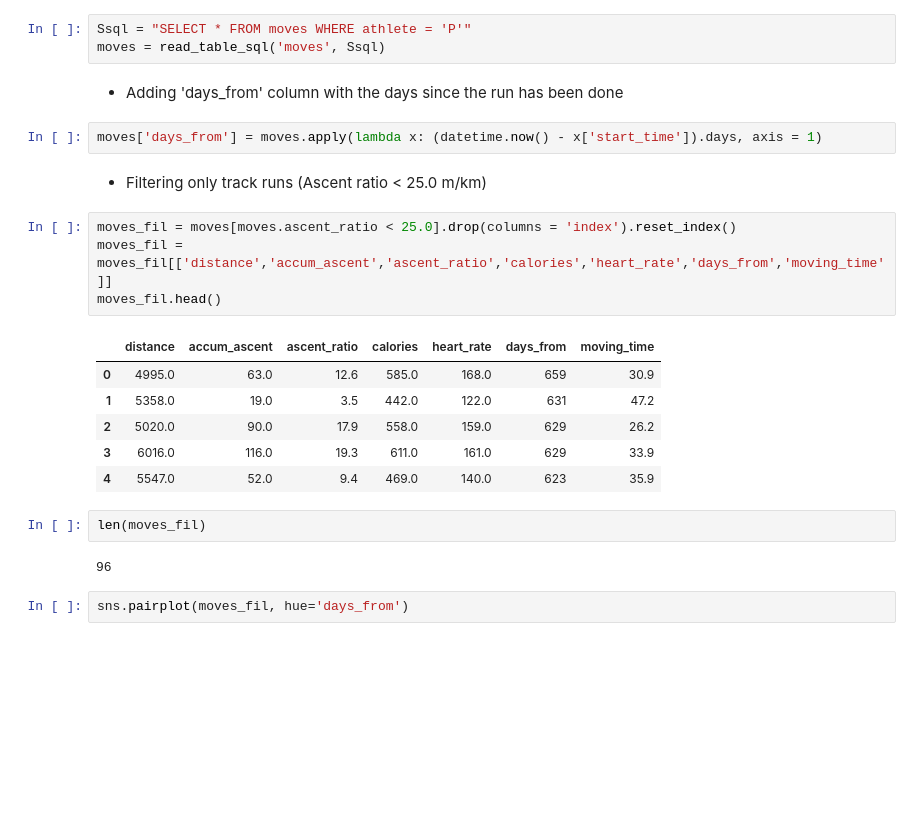
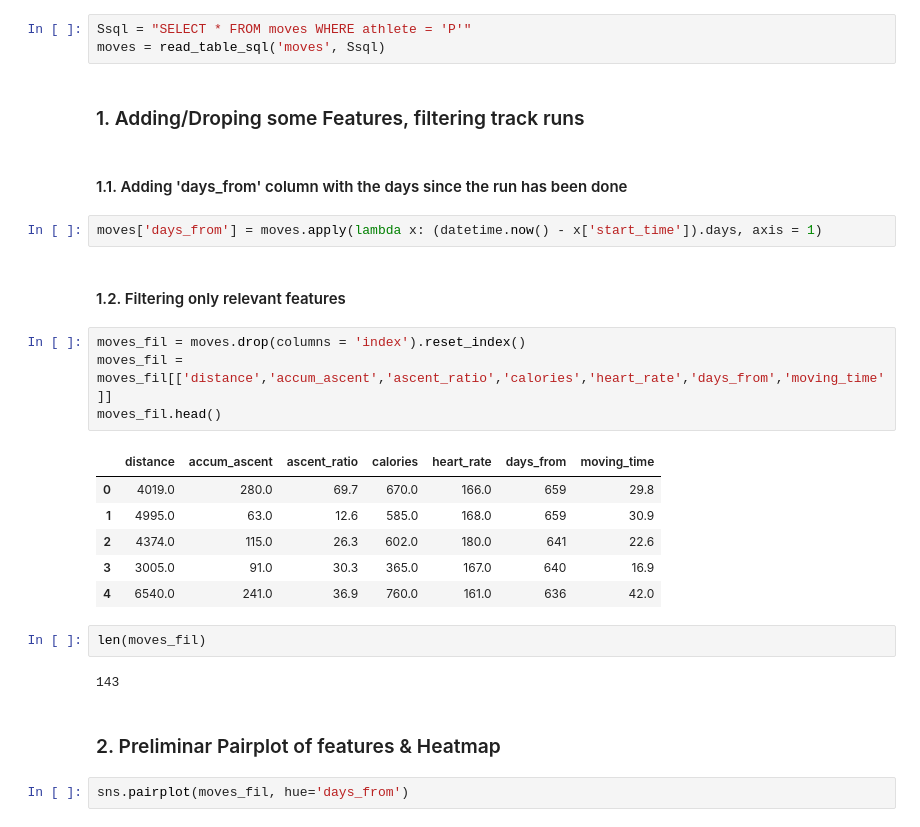
Before and after one commit to pausampietro/run_perfomance, a Jupyter notebook: GAP.ipynb, the cells around one changed output. Cells and saved outputs as stored; diff of their text form; blank space fills up the shorter version.

```diff
--- a/GAP.ipynb
+++ b/GAP.ipynb
@@ -12,27 +16,31 @@ from datetime import datetime
 # %%
 Ssql = "SELECT * FROM moves WHERE athlete = 'P'"
 moves = read_table_sql('moves', Ssql)
+# %% [markdown]
+### 1. Adding/Droping some Features, filtering track runs
 # %% [markdown]
-* Adding 'days_from' column with the days since the run has been done
+#### 1.1. Adding 'days_from' column with the days since the run has been done
 # %%
 moves['days_from'] = moves.apply(lambda x: (datetime.now() - x['start_time']).days, axis = 1)
-# %% [markdown]
-* Filtering only track runs (Ascent ratio < 25.0 m/km)
+# %% [markdown]
+#### 1.2. Filtering only relevant features
 # %%
-moves_fil = moves[moves.ascent_ratio < 25.0].drop(columns = 'index').reset_index()
+moves_fil = moves.drop(columns = 'index').reset_index()
 moves_fil = moves_fil[['distance','accum_ascent','ascent_ratio','calories','heart_rate','days_from','moving_time']]
 moves_fil.head()
 # %% [output]
 |  | distance | accum_ascent | ascent_ratio | calories | heart_rate | days_from | moving_time |
-| 0 | 4995.0 | 63.0 | 12.6 | 585.0 | 168.0 | 659 | 30.9 |
-| 1 | 5358.0 | 19.0 | 3.5 | 442.0 | 122.0 | 631 | 47.2 |
-| 2 | 5020.0 | 90.0 | 17.9 | 558.0 | 159.0 | 629 | 26.2 |
-| 3 | 6016.0 | 116.0 | 19.3 | 611.0 | 161.0 | 629 | 33.9 |
-| 4 | 5547.0 | 52.0 | 9.4 | 469.0 | 140.0 | 623 | 35.9 |
+| 0 | 4019.0 | 280.0 | 69.7 | 670.0 | 166.0 | 659 | 29.8 |
+| 1 | 4995.0 | 63.0 | 12.6 | 585.0 | 168.0 | 659 | 30.9 |
+| 2 | 4374.0 | 115.0 | 26.3 | 602.0 | 180.0 | 641 | 22.6 |
+| 3 | 3005.0 | 91.0 | 30.3 | 365.0 | 167.0 | 640 | 16.9 |
+| 4 | 6540.0 | 241.0 | 36.9 | 760.0 | 161.0 | 636 | 42.0 |
 # %%
 len(moves_fil)
 # %% [output]
-96
+143
+# %% [markdown]
+### 2. Preliminar Pairplot of features & Heatmap
 # %%
 sns.pairplot(moves_fil, hue='days_from')
 # %% [output]
```
Also changed, not shown: parts of 23 cells of this notebook.
